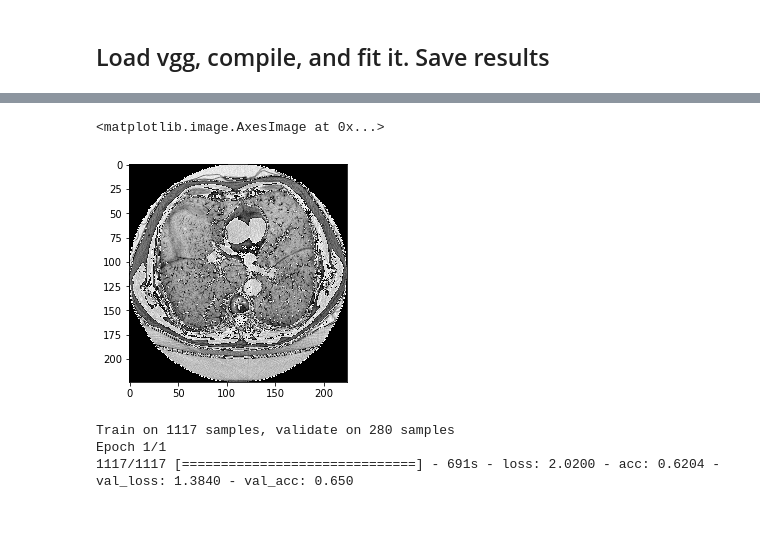
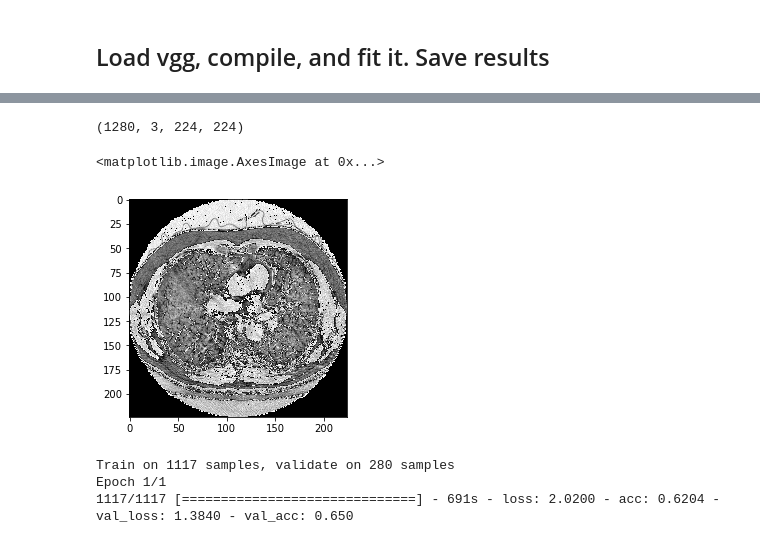
Before and after one commit to PanYunpeng/Linear_regression_to_Deep_Learning_in_Keras, a Jupyter notebook: image3d-vgg.ipynb, the cells around one changed output, grey strips where cells are left out. Saved outputs shown, nothing was run; the diff lists cells and outputs as text; code cells hidden in the pictures.

```diff
--- a/image3d-vgg.ipynb
+++ b/image3d-vgg.ipynb
@@ -85,4 +101,2 @@ trn1.shape, val1.shape
 # %%
 def fn(x): return np.transpose(color.gray2rgb(x), [2,0,1])
-trn2 = np.array(map(fn, trn1))
-val2 = np.array(map(fn, val1))
@@ -89,10 +124,14 @@ val2 = np.array(map(fn, val1))
+# %%
+val2.shape
+# %% [output]
+(1280, 3, 224, 224)
 # %%
-im = val2[0]
+im = val2[31]
 im.shape
 plt.imshow(np.transpose(im, [1,2,0]))
 # %% [output]
 <matplotlib.image.AxesImage at 0x...>
-[figure, old version]
+[figure, new version]
 # %%
 batch_size = 8
 # %%
```
Also changed, not shown: parts of 24 cells of this notebook.
